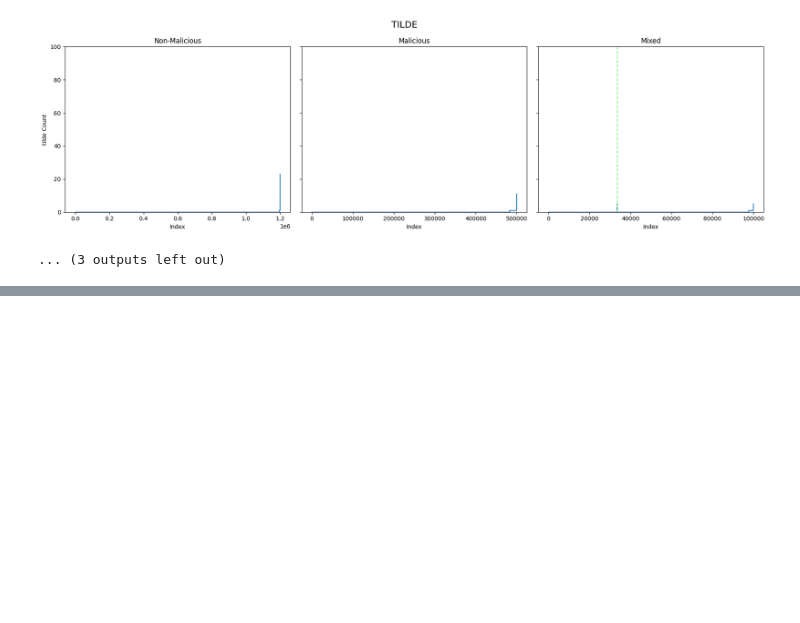
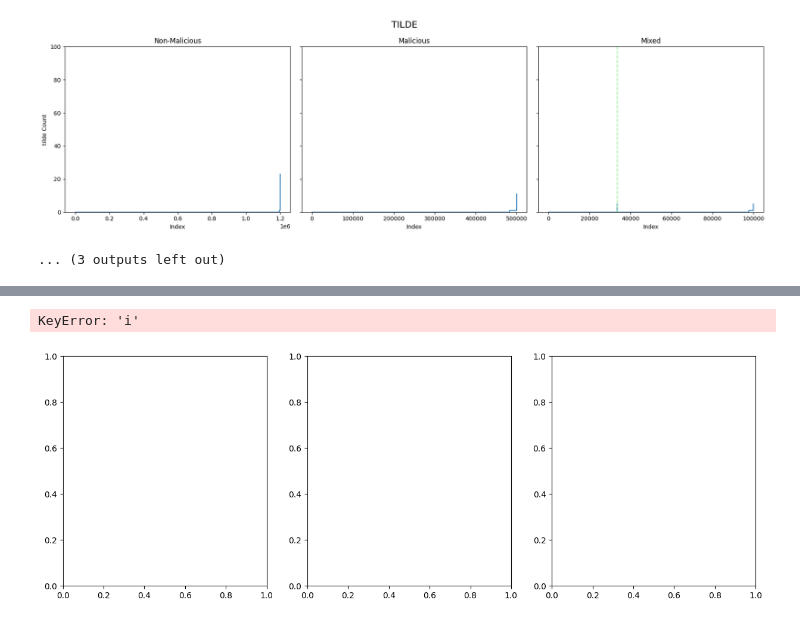
Before and after one commit to Pirate-Programmer/urlying, a Jupyter notebook: ipynbs/eda/urls_19_to_36.ipynb, the cells around one changed output, grey strips where cells are left out. Saved outputs shown, nothing was run; the diff lists cells and outputs as text; code cells hidden in the pictures; blank space fills up the shorter version.

```diff
--- a/ipynbs/eda/urls_19_to_36.ipynb
+++ b/ipynbs/eda/urls_19_to_36.ipynb
@@ -140,0 +207,27 @@ def correlation(df, feature_columns, label_col="label"):
+# %%
+def pie_plot(column_list):
+    for column_name in column_list:
+        fig, axes = plt.subplots(1, 3, figsize=(15, 5))
+
+        datasets = [cf1, cf2, df]
+        titles = ["Non-Malicious", "Malicious", "Mixed"]
+
+        for ax, data, title in zip(axes, datasets, titles):
+            counts = data[column_name].value_counts().sort_index()
+            labels = [f"{val}" for val in counts.index]  # dynamic labels from values
+            colors = ["lightcoral", "lightgreen"] if set(counts.index) == {0, 1} else None
+
+            ax.pie(counts, labels=labels, autopct='%1.1f%%', colors=colors, startangle=90)
+            ax.set_title(title)
+
+        plt.suptitle(f"Pie Chart for {column_name.upper()}", fontsize=16, y=1.05)
+        plt.tight_layout()
+        plt.show()
+# %%
+column_list = ["is_https"]
+
+for i in column_list:
+    pie_plot(i)
+# %% [output]
+KeyError: 'i'
+[figure, added]
```
Also changed, not shown: parts of 6 cells of this notebook, 5 other files.
